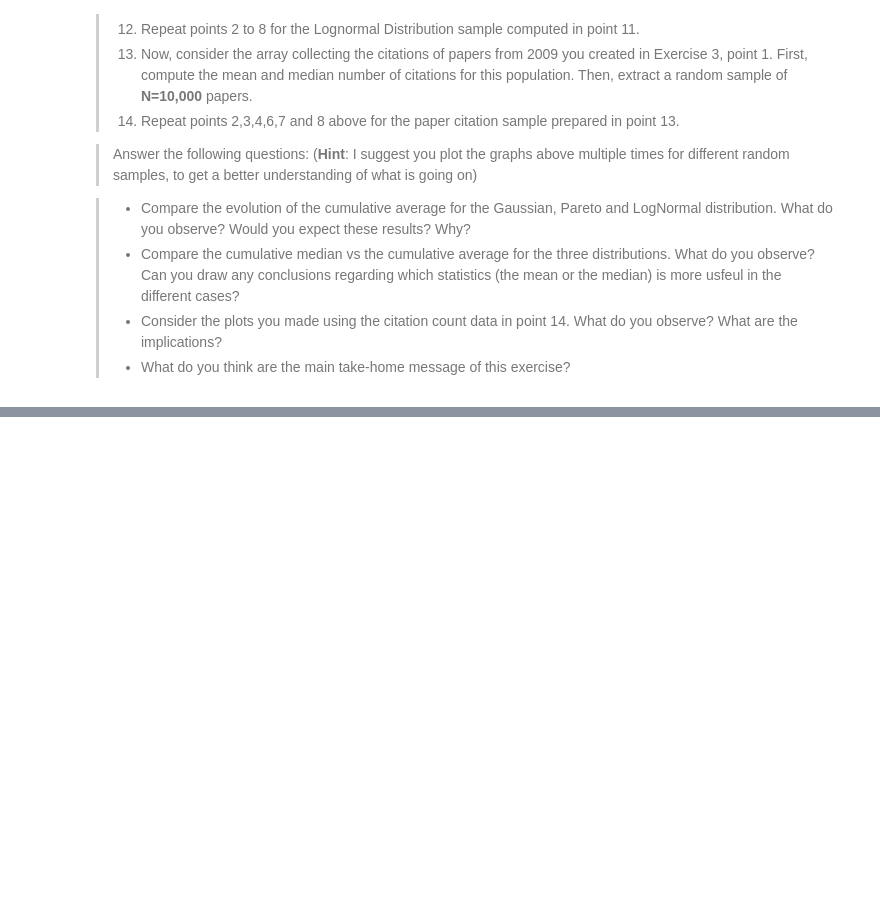
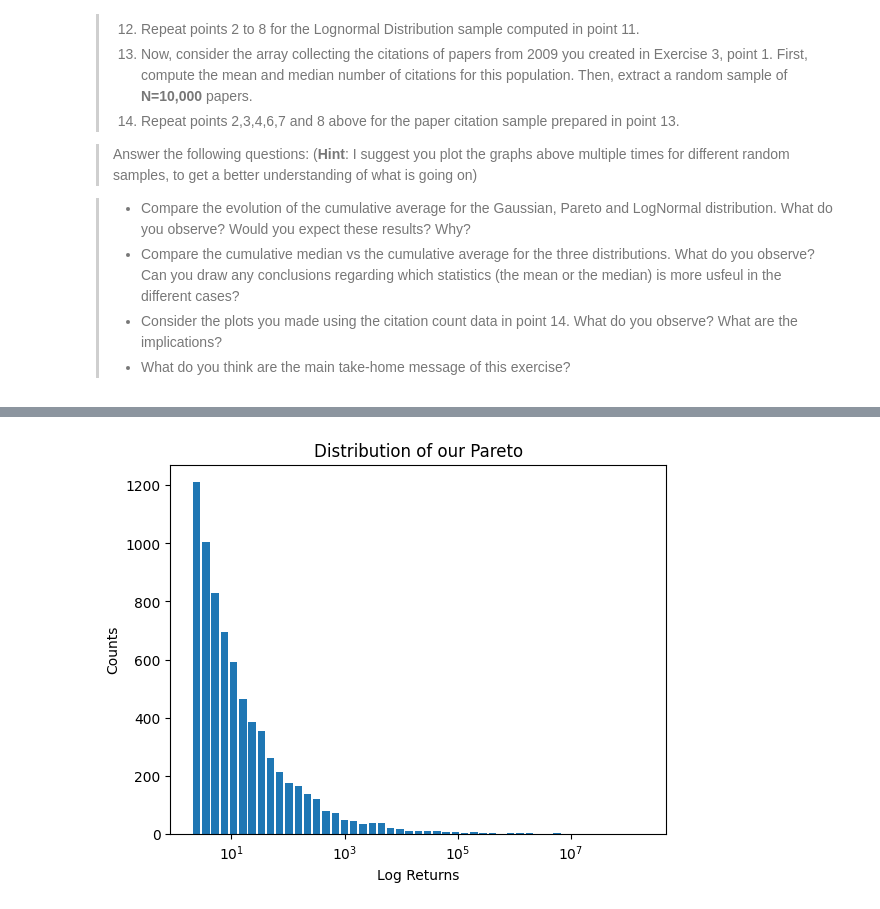
Before and after one commit to radziko/CompSocSci, a Jupyter notebook: Assignment1.ipynb, the cells around one changed output, grey strips where cells are left out. Saved outputs shown, nothing was run; the diff lists cells and outputs as text; code cells hidden in the pictures; blank space fills up the shorter version.

```diff
--- a/Assignment1.ipynb
+++ b/Assignment1.ipynb
@@ -167,0 +438,11 @@ ax.legend()
+# %%
+# Lets do it all over for a Pareto distribution:
+# Sampling 10000 random ints from a Pareto:
+
+a, m = 0.5, 1.  # shape and mode
+X_p = (rng.pareto(a, 10000) + 1) * m
+
+#Plotting the distribution:
+PlotDistribution(X_p, 'Pareto', 50, log=True)
+# %% [output]
+[figure, added]
```
Also changed, not shown: parts of 49 cells of this notebook, 2 other files.
